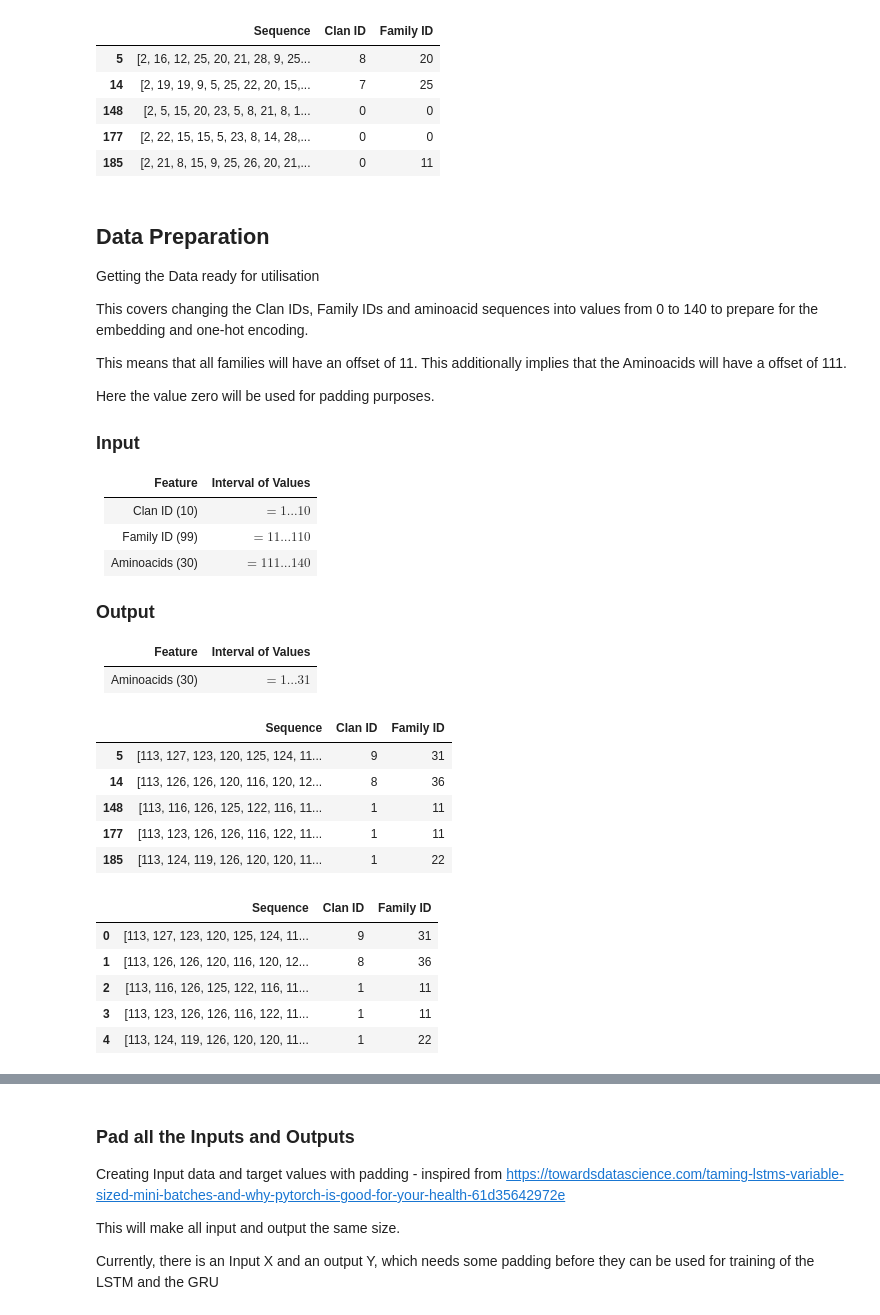
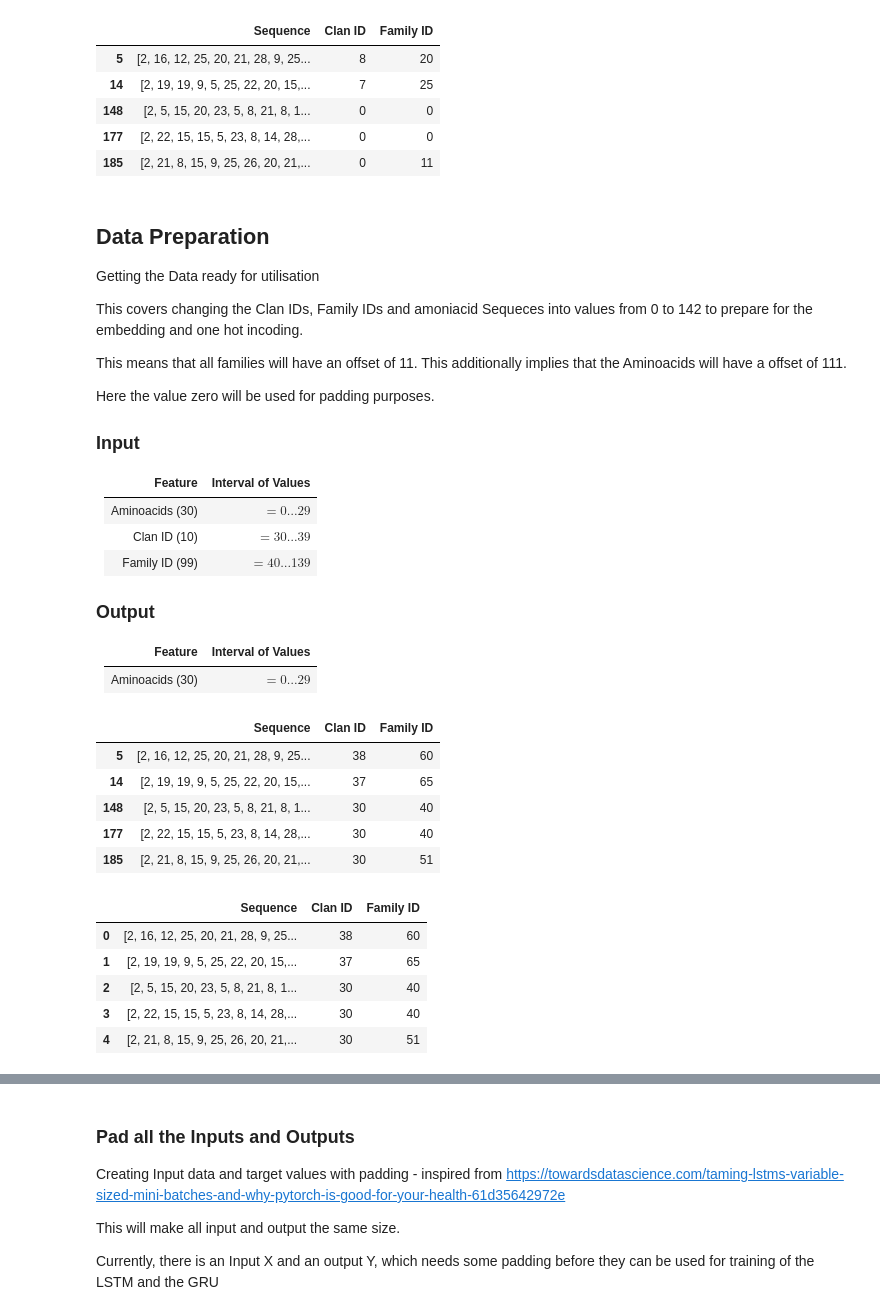
Before and after one commit to hansemandse/prowave, a Jupyter notebook: src/DeeplearningProject.ipynb, the cells around one changed output, grey strips where cells are left out. Cells and saved outputs as stored; diff of their text form; code cells hidden in the pictures.

```diff
--- a/src/DeeplearningProject.ipynb
+++ b/src/DeeplearningProject.ipynb
@@ -33,11 +33,11 @@ We were unable to make the data download script, `download_data.sh`, run from Ju
 # %%
 from tape.datasets import LanguageModelingDataset
 
-#data_path = '/Users/lucasballing/Desktop/DeepLearningProject/prowave-main/data/'
-data_path = 'E:/Pfam/data/'
-train_data   = LanguageModelingDataset(data_path, 'train')
-valid_data   = LanguageModelingDataset(data_path, 'valid')
-holdout_data = LanguageModelingDataset(data_path, 'holdout')
+data_path = '/Users/lucasballing/Desktop/DeepLearningProject/prowave-main/data/'
+#data_path = 'E:/Pfam/data/'
+#train_data   = LanguageModelingDataset(data_path, 'train')
+#valid_data   = LanguageModelingDataset(data_path, 'valid')
+#holdout_data = LanguageModelingDataset(data_path, 'holdout')
 # %% [markdown]
 #### Understanding data features
 
@@ -163,11 +168,11 @@ Although the implementation from earlier in the course, which is used below, wor
 from utils import one_hot_encode, one_hot_encode_sequence
 
 # Testing the implementation
-vocab_size = 30
-test_word = one_hot_encode(1, vocab_size)
-print(f'Our one-hot encoding of \'1\' has shape {test_word.shape}.')
-print(test_word)
+VOCAB_SIZE = 30
+#test_word = one_hot_encode(1,VOCAB_SIZE)
+#print(f'Our one-hot encoding of \'1\' has shape {test_word.shape}.')
+#print(test_word)
 
-test_sentence = one_hot_encode_sequence(holdout_data[1][0], vocab_size)
-print(f'Our one-hot encoding of \'{holdout_data[1][0]}\' has shape {test_sentence.shape}.')
-print(test_sentence)
+#test_sentence = one_hot_encode_sequence(holdout_data[1][0], VOCAB_SIZE)
+#print(f'Our one-hot encoding of \'{holdout_data[1][0]}\' has shape {test_sentence.shape}.')
+#print(test_sentence)
@@ -278,7 +265,7 @@ dataset.head()
 ## Data Preparation
 Getting the Data ready for utilisation
 
-This covers changing the Clan IDs, Family IDs and aminoacid sequences into values from 0 to 140 to prepare for the embedding and one-hot encoding.
+This covers changing the Clan IDs, Family IDs and amoniacid Sequeces into values from 0 to 142 to prepare for the embedding and one hot incoding.
 
 This means that all families will have an offset of 11.
 This additionally implies that the Aminoacids will have a offset of 111.
@@ -289,40 +276,38 @@ Here the value zero will be used for padding purposes.
 
 | Feature   | Interval of Values   |
 | ------------- |--------------------------|
-| Clan ID   (10)    | $= 1 \ldots 10 $ |
-| Family ID (99)    | $= 11 \ldots 110 $ |
-| Aminoacids (30) | $= 111 \ldots 140 $ |
+| Aminoacids (30) | $= 0 \ldots 29 $ |
+| Clan ID   (10)    | $= 30 \ldots 39 $ |
+| Family ID (99)    | $= 40 \ldots 139 $ |
 
 
 ### Output
 
 | Feature   | Interval of Values   |
 | ------------- |--------------------------|
-| Aminoacids (30) | $= 1 \ldots 31 $ |
+| Aminoacids (30) | $= 0 \ldots 29 $ |
 # %%
 # Determine Unique families
-offset_Clans = 1
-offset_Family = 11
-offset_Aminoacid = 111
+offset_Clans = VOCAB_SIZE
+offset_Family = VOCAB_SIZE + CLANS
+offset_Aminoacid = 0
 
-dataset_Pre = pd.DataFrame(datasetTest2)
+dataset_Pre = pd.DataFrame(dataset)
 for i in range(0, len(dataset_Pre)):
     dataset_Pre.iloc[i,1] = dataset_Pre.iloc[i,1] + offset_Clans
     dataset_Pre.iloc[i,2] = dataset_Pre.iloc[i,2] + offset_Family
-
-dataset_Pre.iloc[:,0] = (dataset_Pre.iloc[:,0] + offset_Aminoacid)
 
 # Make sure all the values are positive
 dataset_Pre['Sequence'] = dataset_Pre['Sequence'].abs()
 
 dataset_Pre.head()
 # %% [output]
 |  | Sequence | Clan ID | Family ID |
-| 5 | [113, 127, 123, 120, 125, 124, 11... | 9 | 31 |
-| 14 | [113, 126, 126, 120, 116, 120, 12... | 8 | 36 |
-| 148 | [113, 116, 126, 125, 122, 116, 11... | 1 | 11 |
-| 177 | [113, 123, 126, 126, 116, 122, 11... | 1 | 11 |
-| 185 | [113, 124, 119, 126, 120, 120, 11... | 1 | 22 |
+| 5 | [2, 16, 12, 25, 20, 21, 28, 9, 25... | 38 | 60 |
+| 14 | [2, 19, 19, 9, 5, 25, 22, 20, 15,... | 37 | 65 |
+| 148 | [2, 5, 15, 20, 23, 5, 8, 21, 8, 1... | 30 | 40 |
+| 177 | [2, 22, 15, 15, 5, 23, 8, 14, 28,... | 30 | 40 |
+| 185 | [2, 21, 8, 15, 9, 25, 26, 20, 21,... | 30 | 51 |
 # %%
 # Import function
 from utils import get_data_input
@@ -332,11 +317,11 @@ X = get_data_input(dataset_Pre,10)
 X.head()
 # %% [output]
 |  | Sequence | Clan ID | Family ID |
-| 0 | [113, 127, 123, 120, 125, 124, 11... | 9 | 31 |
-| 1 | [113, 126, 126, 120, 116, 120, 12... | 8 | 36 |
-| 2 | [113, 116, 126, 125, 122, 116, 11... | 1 | 11 |
-| 3 | [113, 123, 126, 126, 116, 122, 11... | 1 | 11 |
-| 4 | [113, 124, 119, 126, 120, 120, 11... | 1 | 22 |
+| 0 | [2, 16, 12, 25, 20, 21, 28, 9, 25... | 38 | 60 |
+| 1 | [2, 19, 19, 9, 5, 25, 22, 20, 15,... | 37 | 65 |
+| 2 | [2, 5, 15, 20, 23, 5, 8, 21, 8, 1... | 30 | 40 |
+| 3 | [2, 22, 15, 15, 5, 23, 8, 14, 28,... | 30 | 40 |
+| 4 | [2, 21, 8, 15, 9, 25, 26, 20, 21,... | 30 | 51 |
 # %%
 # Create Output data
 from utils import get_data_output
```
Also changed, not shown: parts of 3 cells of this notebook, 1 other file.
